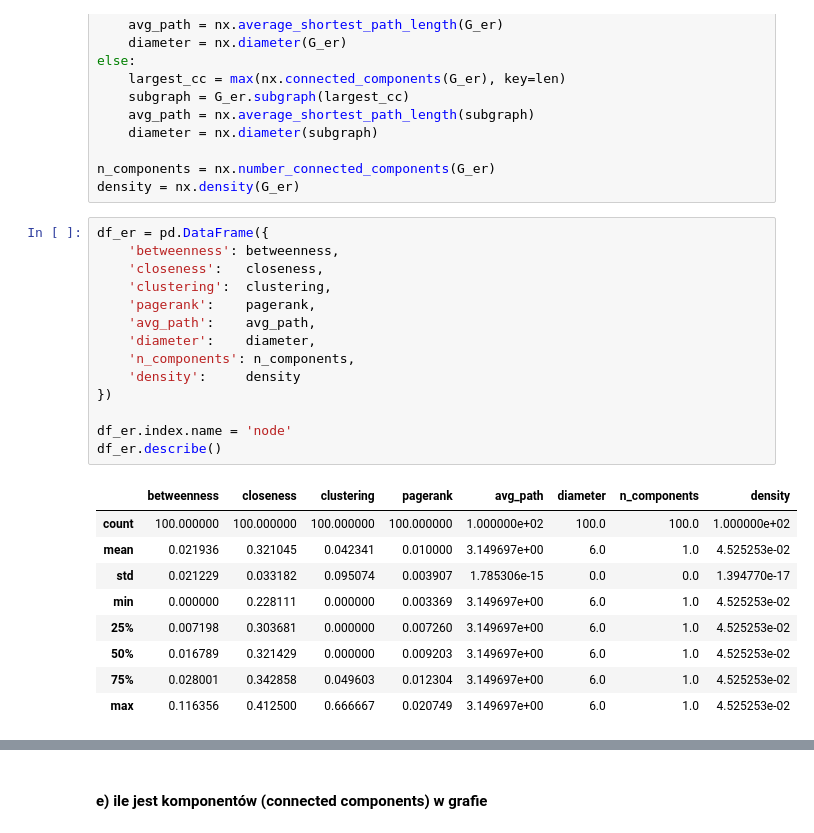
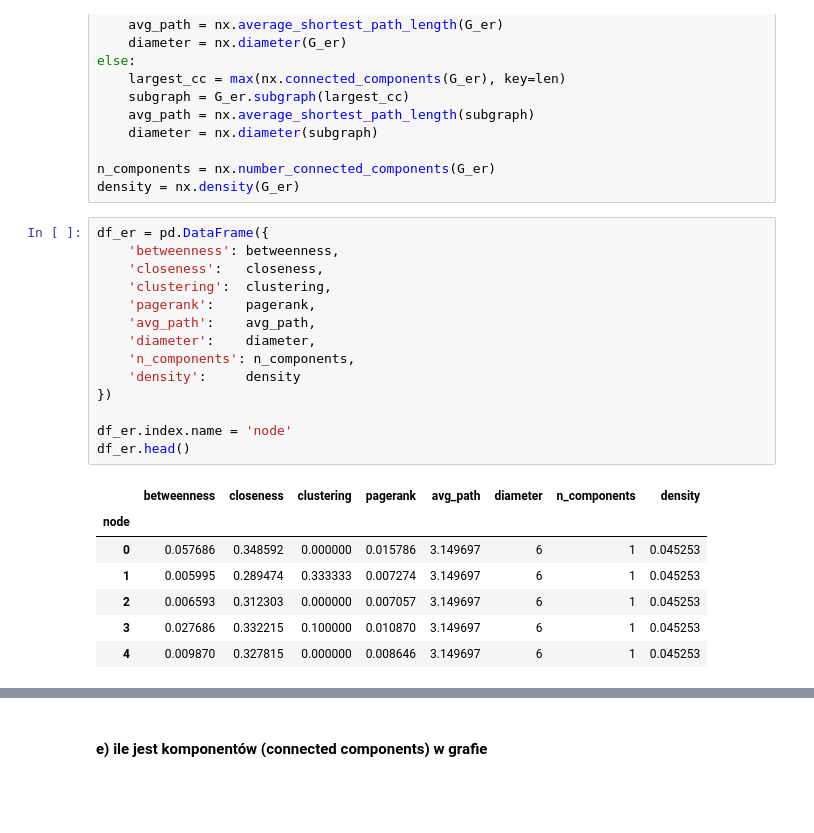
Before and after one commit to mjuchiewicz/complex-networks, a Jupyter notebook: lab01/network-analysis.ipynb, the cells around one changed output, grey strips where cells are left out. Drawn from its saved outputs; the diff is of its cells as text; blank space fills up the shorter version.

```diff
--- a/lab01/network-analysis.ipynb
+++ b/lab01/network-analysis.ipynb
@@ -64,24 +75,22 @@ density = nx.density(G_er)
 # %%
 df_er = pd.DataFrame({
     'betweenness': betweenness,
     'closeness':   closeness,
     'clustering':  clustering,
     'pagerank':    pagerank,
     'avg_path':    avg_path,
     'diameter':    diameter,
     'n_components': n_components,
     'density':     density
 })
 
 df_er.index.name = 'node'
-df_er.describe()
+df_er.head()
 # %% [output]
 |  | betweenness | closeness | clustering | pagerank | avg_path | diameter | n_components | density |
-| count | 100.000000 | 100.000000 | 100.000000 | 100.000000 | 1.000000e+02 | 100.0 | 100.0 | 1.000000e+02 |
-| mean | 0.021936 | 0.321045 | 0.042341 | 0.010000 | 3.149697e+00 | 6.0 | 1.0 | 4.525253e-02 |
-| std | 0.021229 | 0.033182 | 0.095074 | 0.003907 | 1.785306e-15 | 0.0 | 0.0 | 1.394770e-17 |
-| min | 0.000000 | 0.228111 | 0.000000 | 0.003369 | 3.149697e+00 | 6.0 | 1.0 | 4.525253e-02 |
-| 25% | 0.007198 | 0.303681 | 0.000000 | 0.007260 | 3.149697e+00 | 6.0 | 1.0 | 4.525253e-02 |
-| 50% | 0.016789 | 0.321429 | 0.000000 | 0.009203 | 3.149697e+00 | 6.0 | 1.0 | 4.525253e-02 |
-| 75% | 0.028001 | 0.342858 | 0.049603 | 0.012304 | 3.149697e+00 | 6.0 | 1.0 | 4.525253e-02 |
-| max | 0.116356 | 0.412500 | 0.666667 | 0.020749 | 3.149697e+00 | 6.0 | 1.0 | 4.525253e-02 |
+| node |  |  |  |  |  |  |  |  |
+| 0 | 0.057686 | 0.348592 | 0.000000 | 0.015786 | 3.149697 | 6 | 1 | 0.045253 |
+| 1 | 0.005995 | 0.289474 | 0.333333 | 0.007274 | 3.149697 | 6 | 1 | 0.045253 |
+| 2 | 0.006593 | 0.312303 | 0.000000 | 0.007057 | 3.149697 | 6 | 1 | 0.045253 |
+| 3 | 0.027686 | 0.332215 | 0.100000 | 0.010870 | 3.149697 | 6 | 1 | 0.045253 |
+| 4 | 0.009870 | 0.327815 | 0.000000 | 0.008646 | 3.149697 | 6 | 1 | 0.045253 |
```
Also changed, not shown: parts of 7 cells of this notebook, 2 other files.
